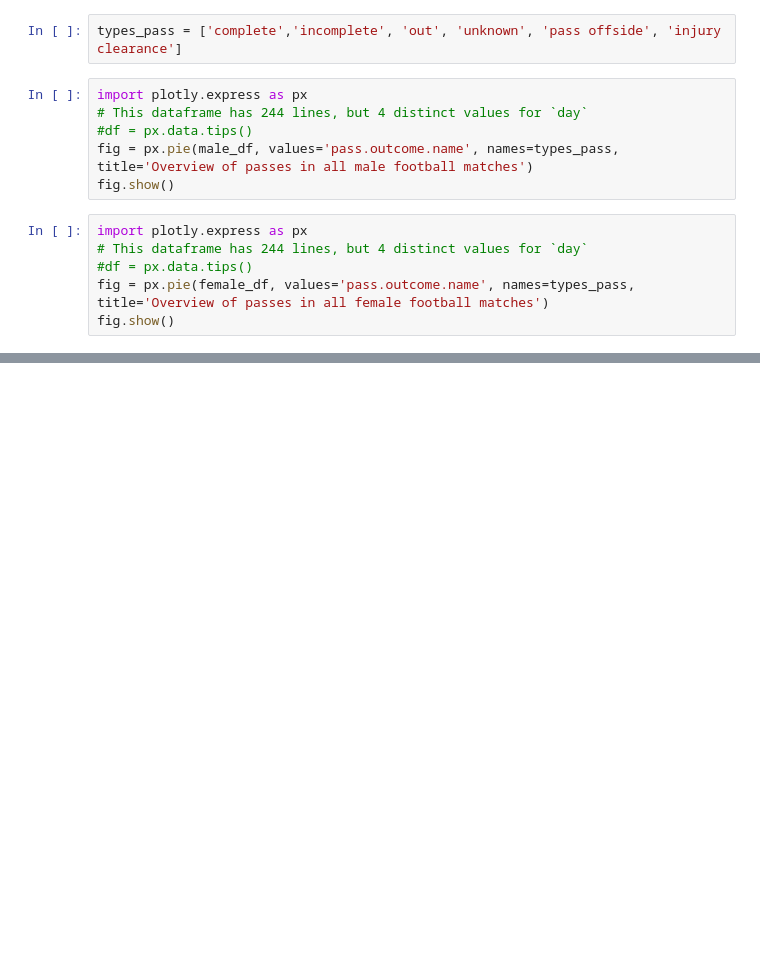
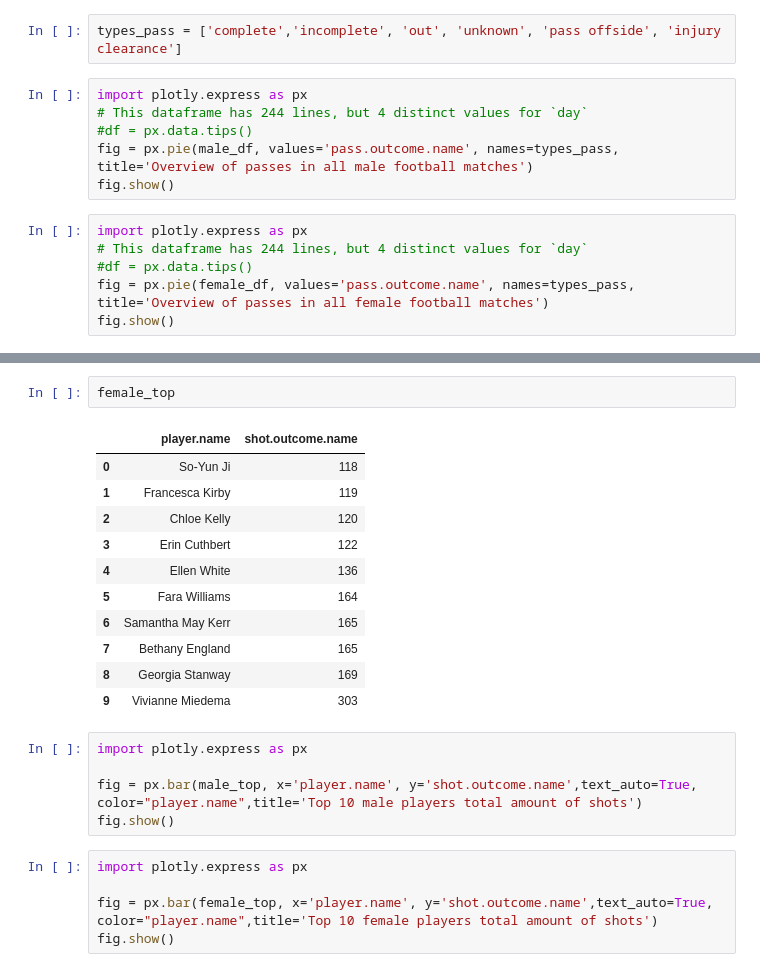
Before and after one commit to jonasfover/female_football_analysis, a Jupyter notebook: female_football_analysis.ipynb, the cells around one changed output, grey strips where cells are left out. Drawn from its saved outputs; the diff is of its cells as text; blank space fills up the shorter version.

```diff
--- a/female_football_analysis.ipynb
+++ b/female_football_analysis.ipynb
@@ -166,0 +241,24 @@ fig.show()
+# %%
+female_top
+# %% [output]
+|  | player.name | shot.outcome.name |
+| 0 | So-Yun Ji | 118 |
+| 1 | Francesca Kirby | 119 |
+| 2 | Chloe Kelly | 120 |
+| 3 | Erin Cuthbert | 122 |
+| 4 | Ellen White | 136 |
+| 5 | Fara Williams | 164 |
+| 6 | Samantha May Kerr | 165 |
+| 7 | Bethany England | 165 |
+| 8 | Georgia Stanway | 169 |
+| 9 | Vivianne Miedema | 303 |
+# %%
+import plotly.express as px
+
+fig = px.bar(male_top, x='player.name', y='shot.outcome.name',text_auto=True, color="player.name",title='Top 10 male players total amount of shots')
+fig.show()
+# %%
+import plotly.express as px
+
+fig = px.bar(female_top, x='player.name', y='shot.outcome.name',text_auto=True, color="player.name",title='Top 10 female players total amount of shots')
+fig.show()
```
Also changed, not shown: parts of 19 cells of this notebook, 2 other files.
